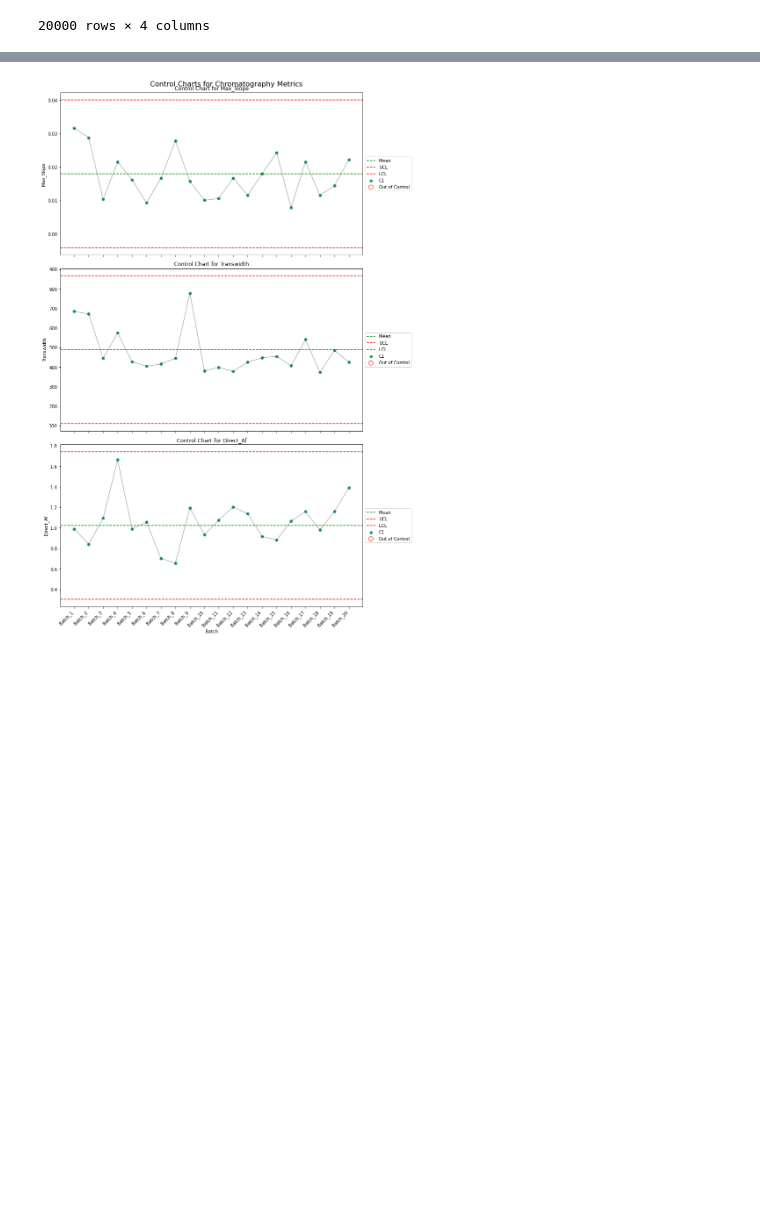
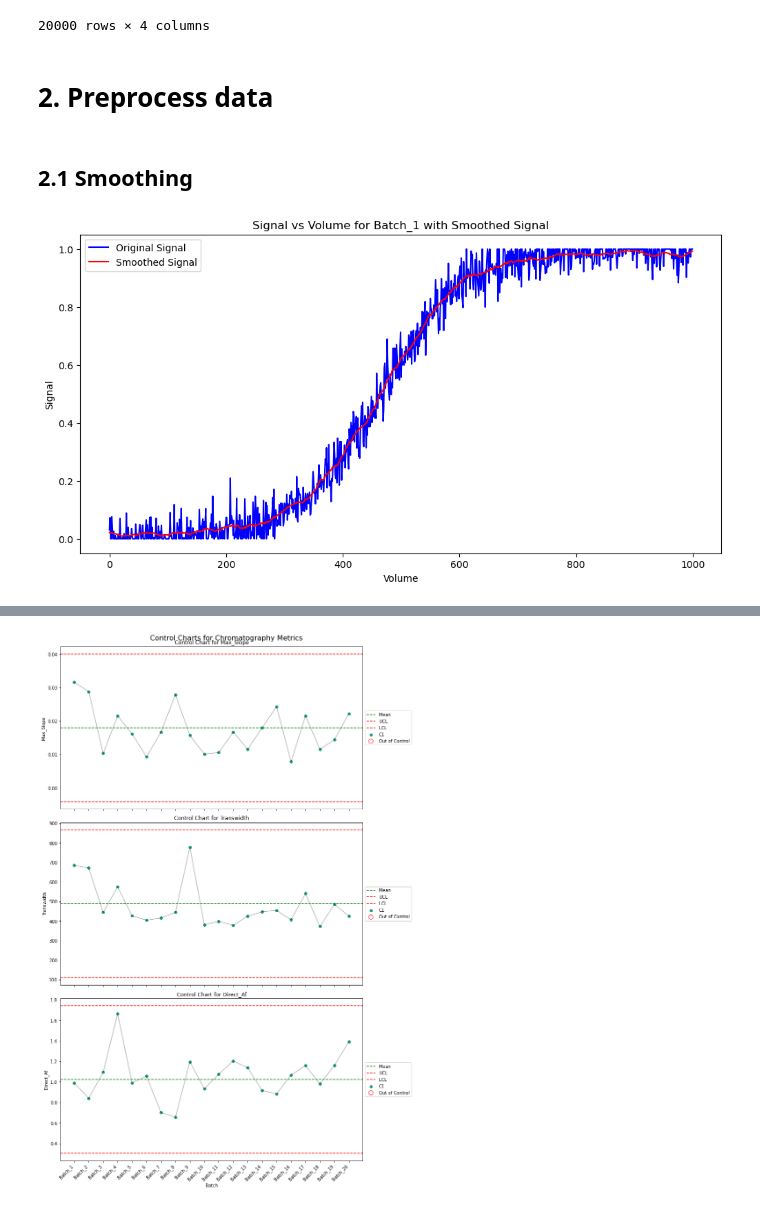
Before and after one commit to vincentgaul/direct_transitional_analysis, a Jupyter notebook: TA.ipynb, the cells around one changed output, grey strips where cells are left out. Saved outputs shown, nothing was run; the diff lists cells and outputs as text; code cells hidden in the pictures; blank space fills up the shorter version.

```diff
--- a/TA.ipynb
+++ b/TA.ipynb
@@ -43,3 +45,7 @@ df_final
 | 19998 | Batch_20 | 998 | 0.987074 | C1 |
 | 19999 | Batch_20 | 999 | 1.000000 | C1 |
 20000 rows × 4 columns
+# %% [markdown]
+# 2. Preprocess data
+# %% [markdown]
+## 2.1 Smoothing
@@ -45,0 +54,4 @@ df_final
+# %%
+df_smooth  = smooth_signal(df_final, example_batch="Batch_1")
+# %% [output]
+[figure, added]
```
Also changed, not shown: parts of 5 cells of this notebook, 2 other files.
